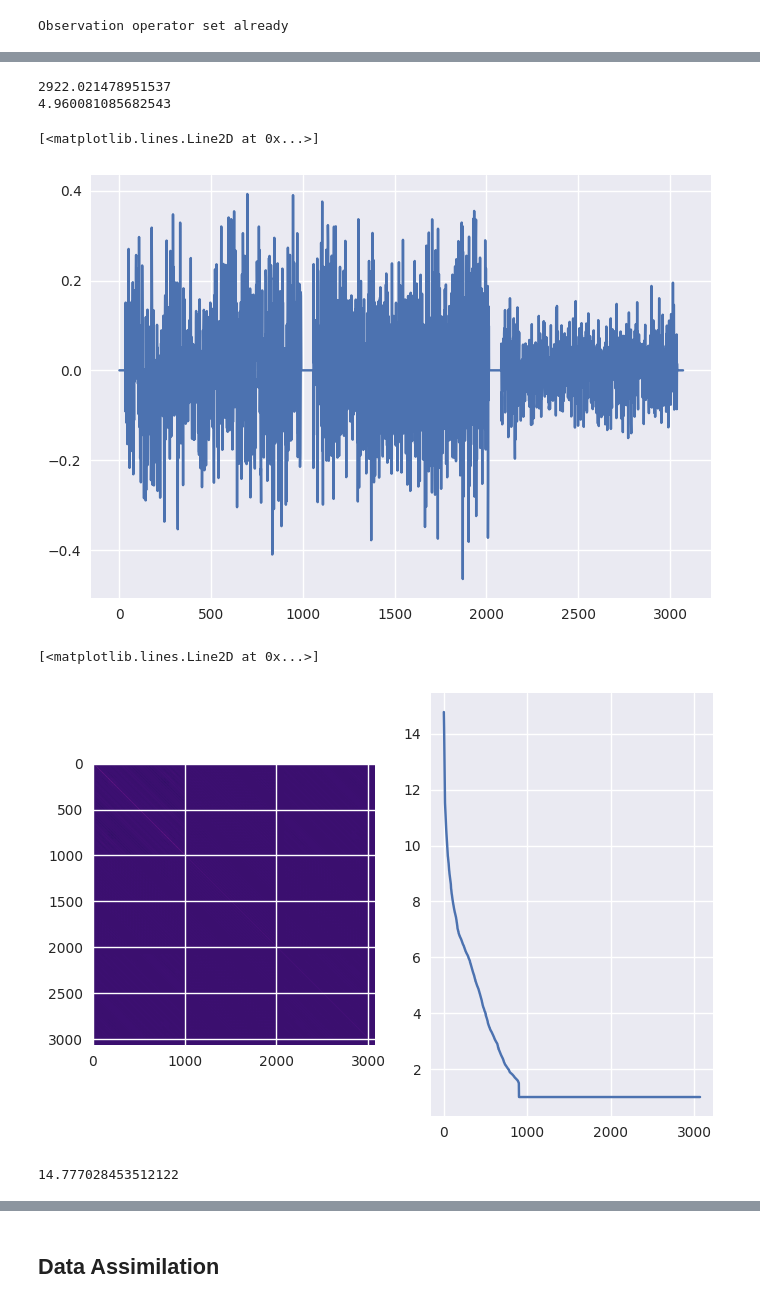
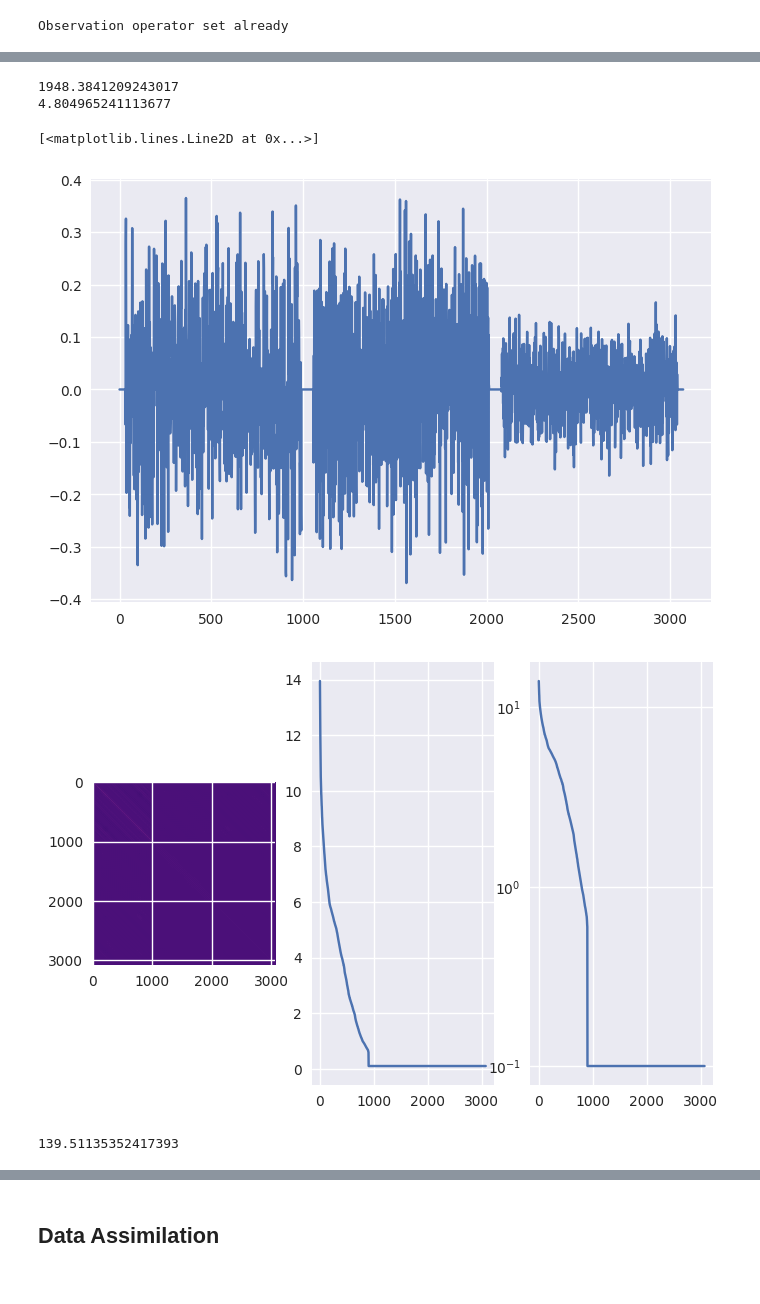
Before and after one commit to VTrappler/DA_PoC, a Jupyter notebook: notebooks/shallow_DA.ipynb, the cells around one changed output, grey strips where cells are left out. Drawn from its saved outputs; the diff is of its cells as text; code cells hidden in the pictures.

```diff
--- a/notebooks/shallow_DA.ipynb
+++ b/notebooks/shallow_DA.ipynb
@@ -48,7 +46,7 @@ numerical_model_sw = NumericalModel(state_dimension, obs_dimension)
 background = np.zeros(state_dimension)
 background[swmodel.slice_h] = swmodel.depth
 numerical_model_sw.background = background
-numerical_model_sw.background_error_cov_inv = 1.0 * np.eye(state_dimension)
+numerical_model_sw.background_error_cov_inv = 0.1 * np.eye(state_dimension)
 numerical_model_sw.set_observation_operator(obs_operator)
 def remove_nan(array):
     return np.where(np.isnan(array), 0, array)
@@ -87,29 +85,31 @@ numerical_model_sw.set_obs(noisy_obs)
 print(numerical_model_sw.cost_function(x0_t + np.random.normal(size=x0_t.shape)))
 print(numerical_model_sw.cost_function(x0_t))
 # %% [output]
-2922.021478951537
-4.960081085682543
+1948.3841209243017
+4.804965241113677
 # %%
 cost = numerical_model_sw.cost_function(x0_t)
 grad = numerical_model_sw.gradient(x0_t)
 plt.plot(grad)
 # %% [output]
 [<matplotlib.lines.Line2D at 0x...>]
-[figure, old version]
+[figure, new version]
 # %%
 gn = numerical_model_sw.gauss_newton_hessian_matrix(x1)
 # %%
-plt.subplot(1, 2, 1)
+plt.subplot(1, 3, 1)
 plt.imshow(gn)
-plt.subplot(1, 2, 2)
+plt.subplot(1, 3, 2)
 plt.plot(np.linalg.svd(gn, compute_uv=False))
+plt.subplot(1, 3, 3)
+plt.plot(np.linalg.svd(gn, compute_uv=False))
+plt.yscale('log')
 # %% [output]
-[<matplotlib.lines.Line2D at 0x...>]
-[figure, old version]
+[figure, new version]
 # %%
 np.linalg.cond(gn)
 # %% [output]
-14.777028453512122
+139.51135352417393
 # %%
 import os
 os.getcwd()
```
Also changed, not shown: parts of 10 cells of this notebook, 2 other files.
